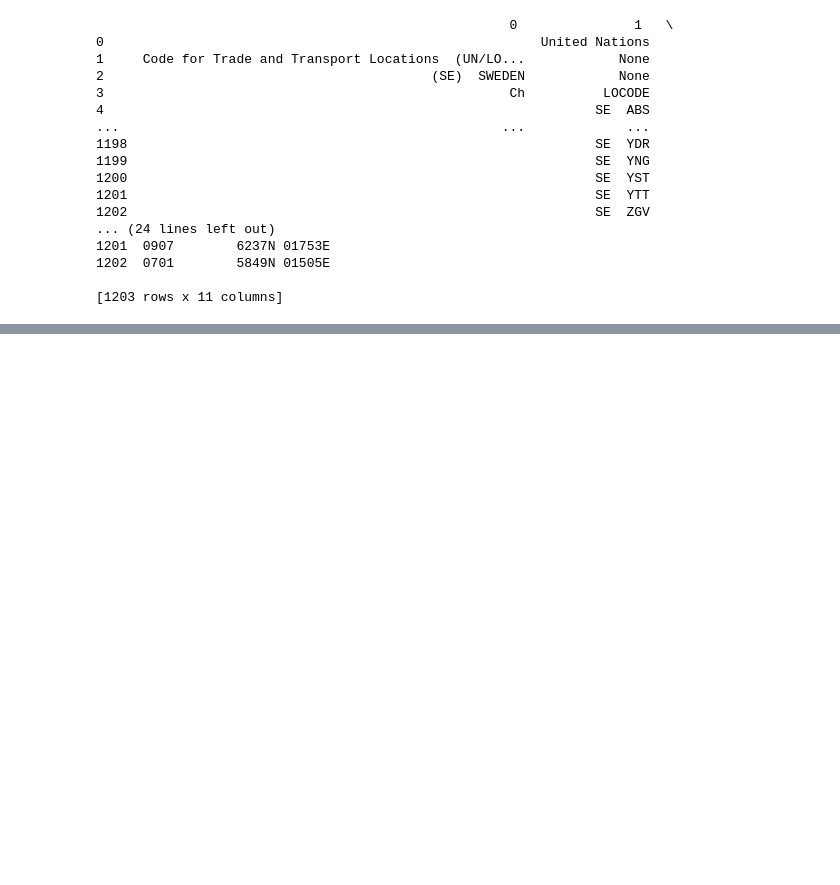
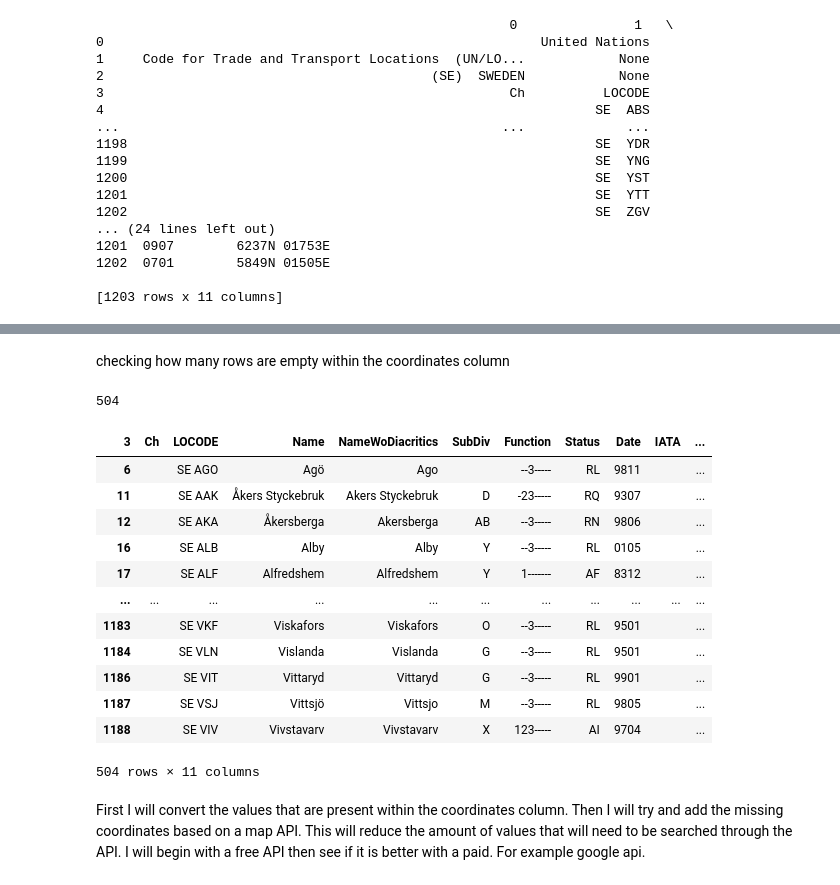
Before and after one commit to SCGlass/table_scraper, a Jupyter notebook: notebook.ipynb, the cells around one changed output, grey strips where cells are left out. Saved outputs shown, nothing was run; the diff lists cells and outputs as text; code cells hidden in the pictures; blank space fills up the shorter version.

```diff
--- a/notebook.ipynb
+++ b/notebook.ipynb
@@ -57,0 +67,2 @@ df.drop(df.index[:3], inplace=True)
+# %%
+df.columns= df.iloc[0]
@@ -57,0 +78,3 @@ df.drop(df.index[:3], inplace=True)
+# %%
+df = df.drop(3)
+df.head()
@@ -58,2 +88,2 @@ df.drop(df.index[:3], inplace=True)
 # %%
-df.reset_index(drop=True)
+df.reset_index(drop=True, inplace=True)
@@ -73,0 +120,29 @@ df.reset_index(drop=True)
+# %% [markdown]
+checking how many rows are empty within the coordinates column
+# %%
+x = (df["Coordinates"] == '').sum()
+print(x)
+# %% [output]
+504
+# %%
+# creating a dataframe with empty coordinates so they can be cross referenced later on
+# no_co = df[(df["Coordinates"] == '') & df["Function"].str.contains('1')]
+no_co = df[(df["Coordinates"] == '')]
+# %%
+no_co
+# %% [output]
+| 3 | Ch | LOCODE | Name | NameWoDiacritics | SubDiv | Function | Status | Date | IATA | ... |
+| 6 |  | SE AGO | Agö | Ago |  | --3----- | RL | 9811 |  | ... |
+| 11 |  | SE AAK | Åkers Styckebruk | Akers Styckebruk | D | -23----- | RQ | 9307 |  | ... |
+| 12 |  | SE AKA | Åkersberga | Akersberga | AB | --3----- | RN | 9806 |  | ... |
+| 16 |  | SE ALB | Alby | Alby | Y | --3----- | RL | 0105 |  | ... |
+| 17 |  | SE ALF | Alfredshem | Alfredshem | Y | 1------- | AF | 8312 |  | ... |
+| ... | ... | ... | ... | ... | ... | ... | ... | ... | ... | ... |
+| 1183 |  | SE VKF | Viskafors | Viskafors | O | --3----- | RL | 9501 |  | ... |
+| 1184 |  | SE VLN | Vislanda | Vislanda | G | --3----- | RL | 9501 |  | ... |
+| 1186 |  | SE VIT | Vittaryd | Vittaryd | G | --3----- | RL | 9901 |  | ... |
+| 1187 |  | SE VSJ | Vittsjö | Vittsjo | M | --3----- | RL | 9805 |  | ... |
+| 1188 |  | SE VIV | Vivstavarv | Vivstavarv | X | 123----- | AI | 9704 |  | ... |
+504 rows × 11 columns
+# %% [markdown]
+First I will convert the values that are present within the coordinates column. Then I will try and add the missing coordinates based on a map API. This will reduce the amount of values that will need to be searched through the API. I will begin with a free API then see if it is better with a paid. For example google api.
```
Also changed, not shown: parts of 16 cells of this notebook, 2 other files.
